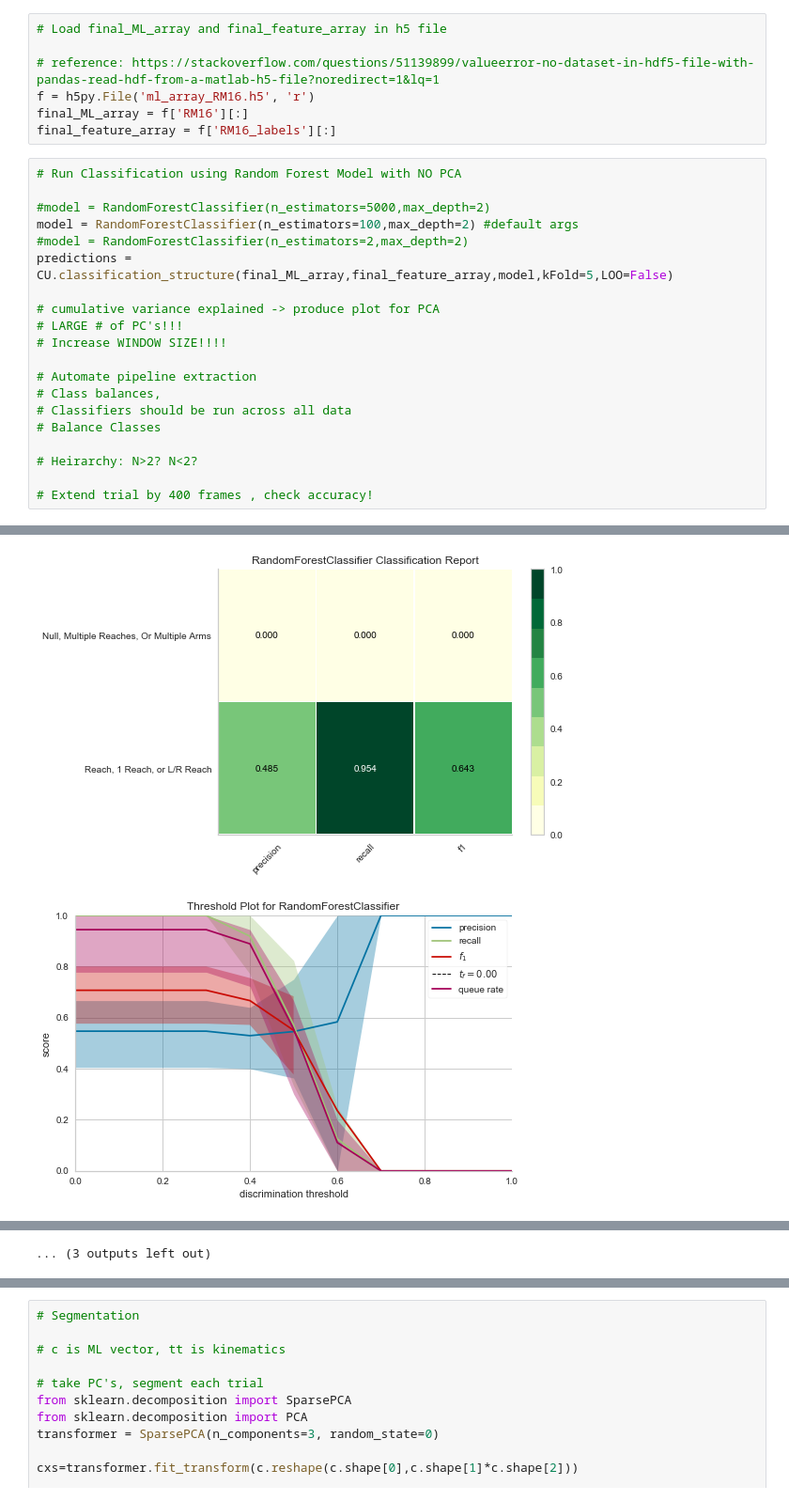
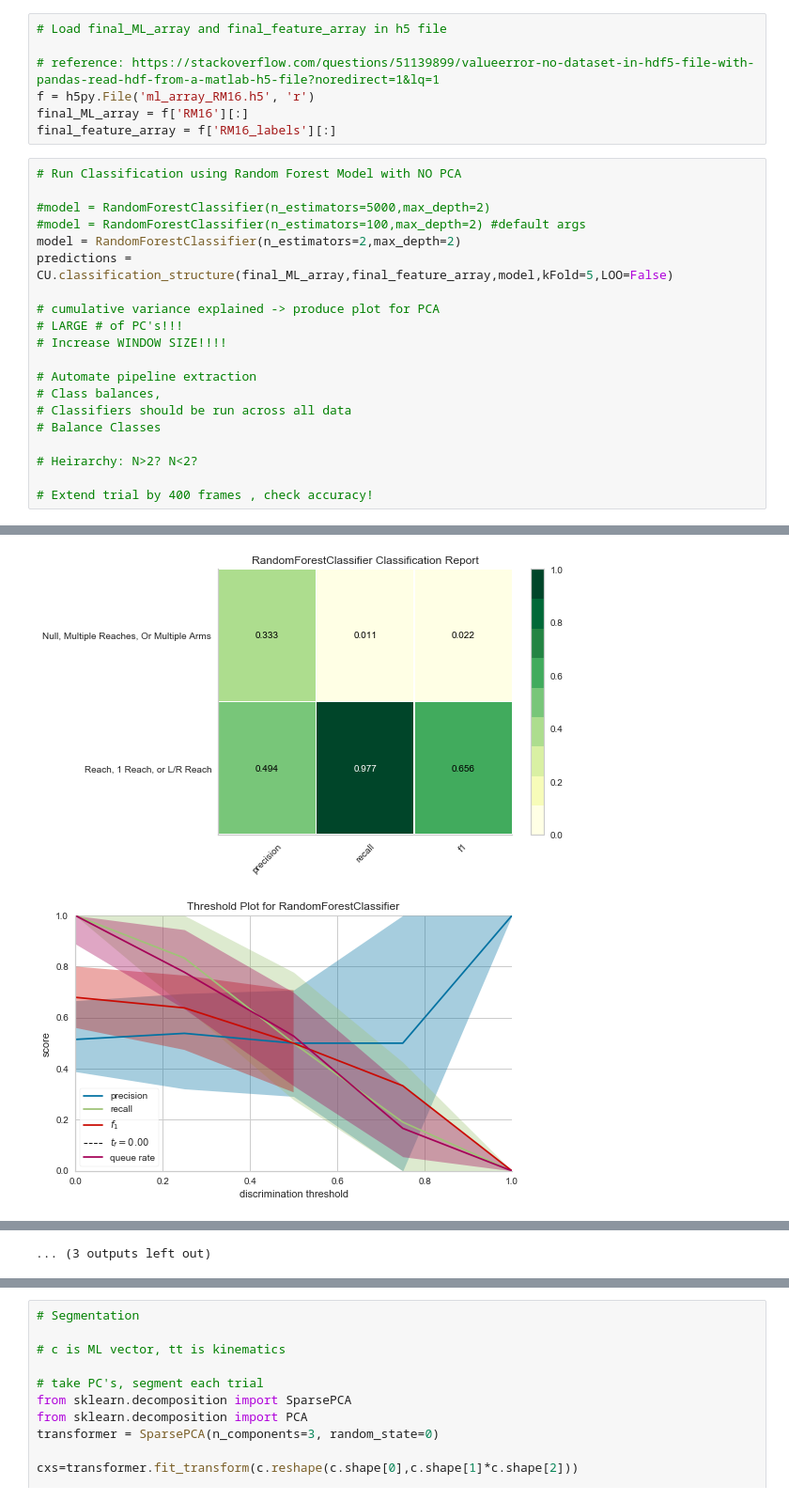
Before and after one commit to BouchardLab/ReachMaster, a Jupyter notebook: software/ReachSplitter/Trial_Classification_Workflow.ipynb, the cells around one changed output, grey strips where cells are left out. Shown: that part at 94% size. Saved outputs shown, nothing was run; the diff lists cells and outputs as text.

```diff
--- a/software/ReachSplitter/Trial_Classification_Workflow.ipynb
+++ b/software/ReachSplitter/Trial_Classification_Workflow.ipynb
@@ -463,8 +463,8 @@ final_feature_array = f['RM16_labels'][:]
 # Run Classification using Random Forest Model with NO PCA
 
 #model = RandomForestClassifier(n_estimators=5000,max_depth=2)
-model = RandomForestClassifier(n_estimators=100,max_depth=2) #default args
-#model = RandomForestClassifier(n_estimators=2,max_depth=2)
+#model = RandomForestClassifier(n_estimators=100,max_depth=2) #default args
+model = RandomForestClassifier(n_estimators=2,max_depth=2)
 predictions = CU.classification_structure(final_ML_array,final_feature_array,model,kFold=5,LOO=False)
 
 # cumulative variance explained -> produce plot for PCA
@@ -489,4 +489,4 @@ predictions = CU.classification_structure(final_ML_array,final_feature_array,mod
-[figure, old version]
+[figure, new version]
-[figure, old version]
+[figure, new version]
 [figure]
 [figure]
```
Also changed, not shown: parts of 5 cells of this notebook, 1 other file.
